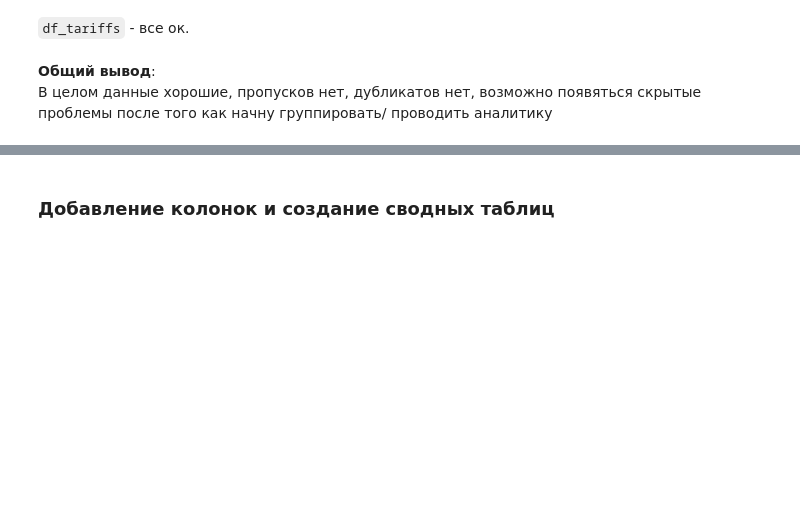
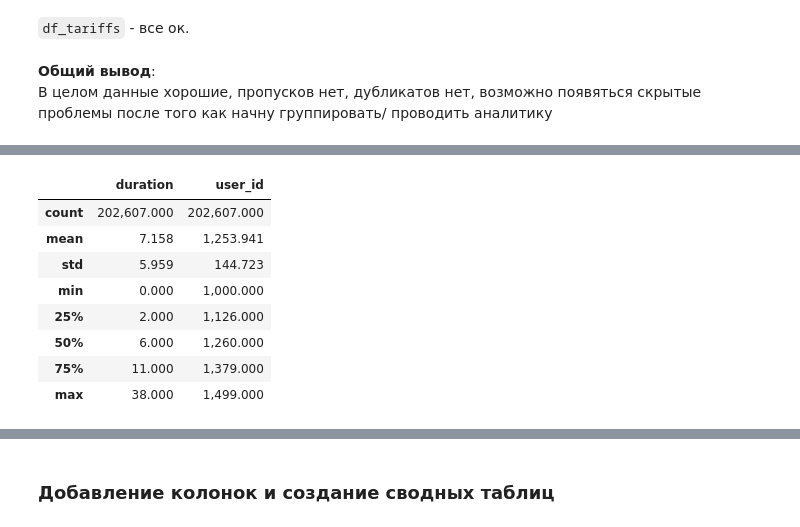
Before and after one commit to mangustik228/project_ds_5, a Jupyter notebook: project_5.ipynb, the cells around one changed output, grey strips where cells are left out. Drawn from its saved outputs; the diff is of its cells as text; code cells hidden in the pictures; blank space fills up the shorter version.

```diff
--- a/project_5.ipynb
+++ b/project_5.ipynb
@@ -202,0 +333,12 @@ df_tariffs.head(5)
+# %%
+df_calls.describe()
+# %% [output]
+|  | duration | user_id |
+| count | 202,607.000 | 202,607.000 |
+| mean | 7.158 | 1,253.941 |
+| std | 5.959 | 144.723 |
+| min | 0.000 | 1,000.000 |
+| 25% | 2.000 | 1,126.000 |
+| 50% | 6.000 | 1,260.000 |
+| 75% | 11.000 | 1,379.000 |
+| max | 38.000 | 1,499.000 |
```
Also changed, not shown: parts of 62 cells of this notebook.
